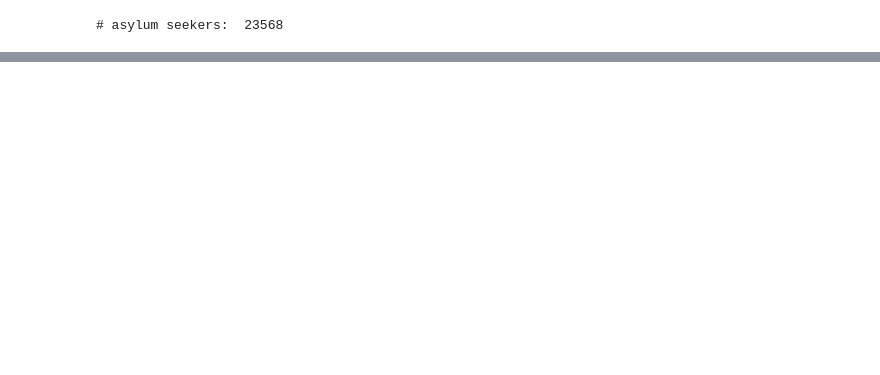
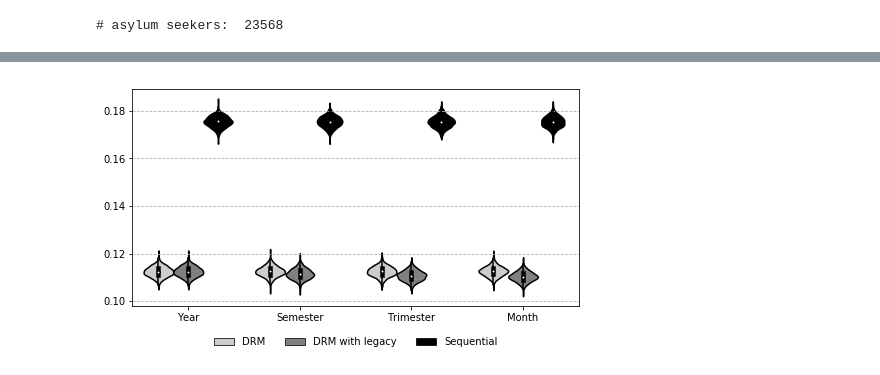
Before and after one commit to alemartinello/dynamic_refugee_matching, a Jupyter notebook: notebooks/Simulations.ipynb, the cells around one changed output, grey strips where cells are left out. Drawn from its saved outputs; the diff is of its cells as text; code cells hidden in the pictures; blank space fills up the shorter version.

Commit message:
Progress on the simulation structure

```diff
--- a/notebooks/Simulations.ipynb
+++ b/notebooks/Simulations.ipynb
@@ -131,11 +134,11 @@ print('# asylum seekers: ', n_refugees)
 # Time splits (year, semester, trimester, month)
 splits = [1, 2, 4, 12]
 
-n_simulations = 1
+n_simulations = 1000
 envy1_limit = 5
 errorlist = [0, 24]
 
 # Run simulation or load saved results?
-run simulation = True
+run_simulation = False
 # %% [output]
 # asylum seekers:  23568
@@ -148,13 +160,16 @@ if run_simulation is True:
     start_time = time.time()
 
     # Simulate flows and evaluate assignments
-    results = sim.simulate_over_quota_splits(vector_quotas, n_simulations, errorlist, envy1_limit)
-    utils.save_results(results, 'miscl_errors.pkl')
+    results = sim.simulate_over_quota_splits_mp(
+        vector_quotas, n_simulations, errorlist, splits, envy1_limit = envy1_limit,
+        parallel_processes=10
+    )
+    utils.save_results(results, 'quotas_temporal.pkl')
 
     # Record running time
     elapsed_time = time.time() - start_time
     print('Total running time: ', utils.f_writetime(elapsed_time))
-    # utils.print_time('results/runtime_miscl_errors.txt', n_simulations, n_refugees, elapsed_time)
+    utils.print_time('results/runtime_quotas_over_time.txt', n_simulations, n_refugees, elapsed_time)
 else:
     # Otherwise load saved results
-    results = utils.load_results('miscl_errors.pkl')
+    results = utils.load_results('quotas_temporal.pkl')
@@ -160,0 +180,7 @@ else:
+# %%
+import dynamic_refugee_matching.plot as pltfnc
+
+pltfnc.temporal_quotas_saveallgraphs(results)
+pltfnc.temporal_quotas_graph(results[results['error']==24], 'Inefficiency', show=True)
+# %% [output]
+[figure, added]
```
Also changed, not shown: parts of 17 cells of this notebook, 42 other files.
